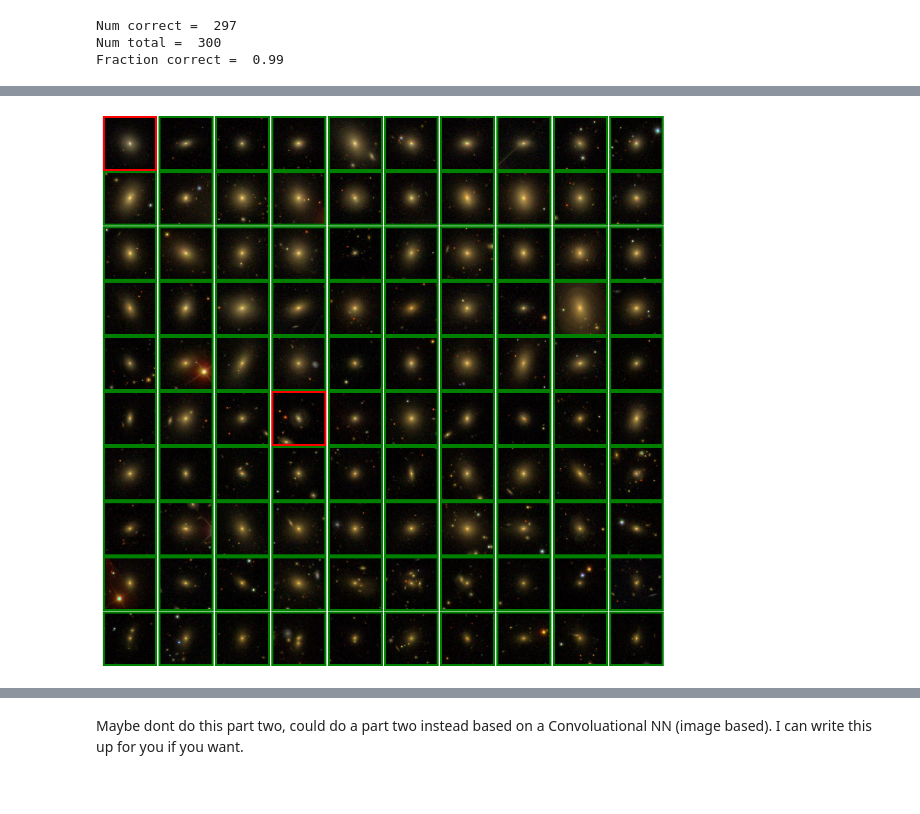
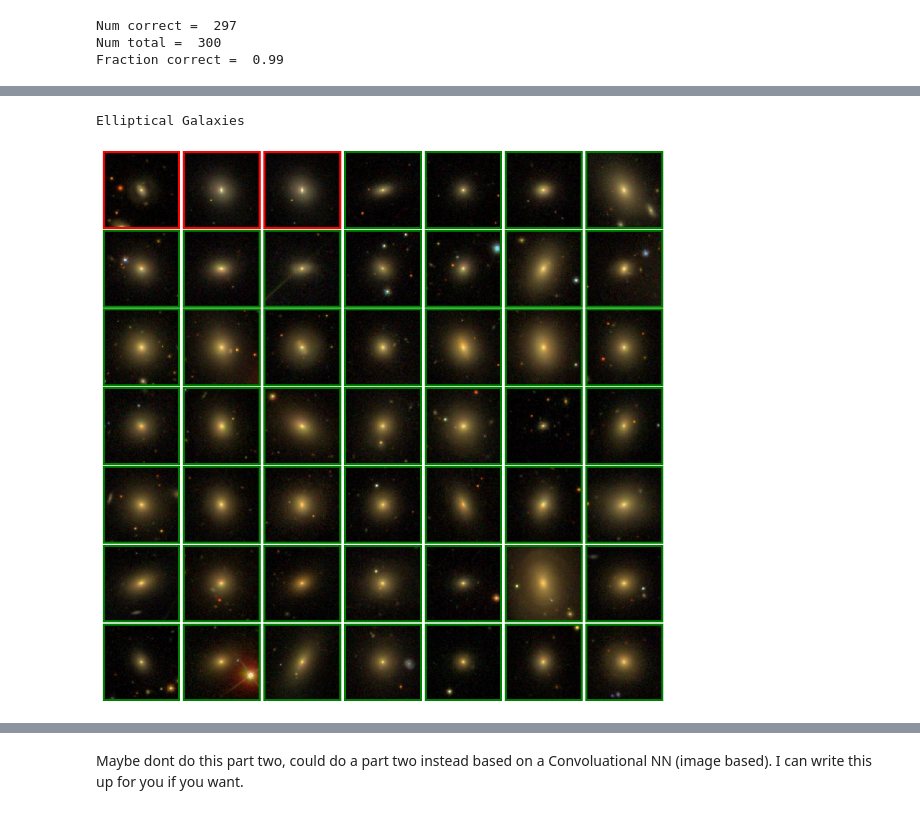
Before and after one commit to djbrout/CosmoML, a Jupyter notebook: solution.ipynb, the cells around one changed output, grey strips where cells are left out. Saved outputs shown, nothing was run; the diff lists cells and outputs as text; code cells hidden in the pictures.

```diff
--- a/solution.ipynb
+++ b/solution.ipynb
@@ -147,7 +147,7 @@ Fraction correct =  0.99
 import skimage
 import matplotlib.pyplot as plt
 
-def getImStamp(ra,dec,width=200,height=200):
+def getImStamp(ra,dec,width=180,height=180):
     url="http://skyservice.pha.jhu.edu/DR12/ImgCutout/getjpeg.aspx?ra="+str(ra)
     url+="&dec="+str(dec)+"&width="+str(width)
     url+="&height="+str(height)
@@ -156,3 +156,33 @@ def getImStamp(ra,dec,width=200,height=200):
 # %%
 lumin_sort = np.argsort(validation_data['redshift'])
 correctvec =  predicted_gal_type == validation_gal_type
+argincorr = np.argwhere(~correctvec)[:,0]
+lumin_sort = np.concatenate((argincorr,lumin_sort))
+# %%
+plt.figure(figsize=(15, 15))
+subPlotNum = 1
+num = 49
+counter = 0
+print('Spiral Galaxies')
+for index,ra,dec,correct,galtype in zip(range(len(validation_data)),validation_data['ra'][lumin_sort],validation_data['dec'][lumin_sort],
+                                correctvec[lumin_sort], validation_gal_type[lumin_sort]):
+    if galtype != 4: continue
+    img=getImStamp(ra,dec)
+    plt.subplot(7,7,subPlotNum)
+    subPlotNum += 1
+    plt.imshow(img)
+    ax = plt.gca()
+    if correct:
+        color = 'green'
+    else:
+        color = 'red'
+    for axis in ['top','bottom','left','right']:
+        ax.spines[axis].set_linewidth(3)
+        ax.spines[axis].set_color(color)
+
+    ax.set_xticks([])
+    ax.set_yticks([])
+    counter += 1
+    if counter>=num:
+        break
+plt.subplots_adjust(hspace=0.04,wspace=0.01);
@@ -159,29 +192,31 @@ correctvec =  predicted_gal_type == validation_gal_type
 # %%
 plt.figure(figsize=(15, 15))
 subPlotNum = 1
-num = 100
+num = 49
 counter = 0
+print('Elliptical Galaxies')
 for index,ra,dec,correct,galtype in zip(range(len(validation_data)),validation_data['ra'][lumin_sort],validation_data['dec'][lumin_sort],
                                 correctvec[lumin_sort], validation_gal_type[lumin_sort]):
     if galtype != 1: continue
     img=getImStamp(ra,dec)
-    plt.subplot(10,10,subPlotNum)
+    plt.subplot(7,7,subPlotNum)
     subPlotNum += 1
     plt.imshow(img)
     ax = plt.gca()
     if correct:
         color = 'green'
     else:
         color = 'red'
     for axis in ['top','bottom','left','right']:
         ax.spines[axis].set_linewidth(3)
         ax.spines[axis].set_color(color)
 
     ax.set_xticks([])
     ax.set_yticks([])
     counter += 1
     if counter>=num:
         break
 plt.subplots_adjust(hspace=0.04,wspace=0.01);
 # %% [output]
+Elliptical Galaxies
-[figure, old version]
+[figure, new version]
```
Also changed, not shown: parts of 3 cells of this notebook.
